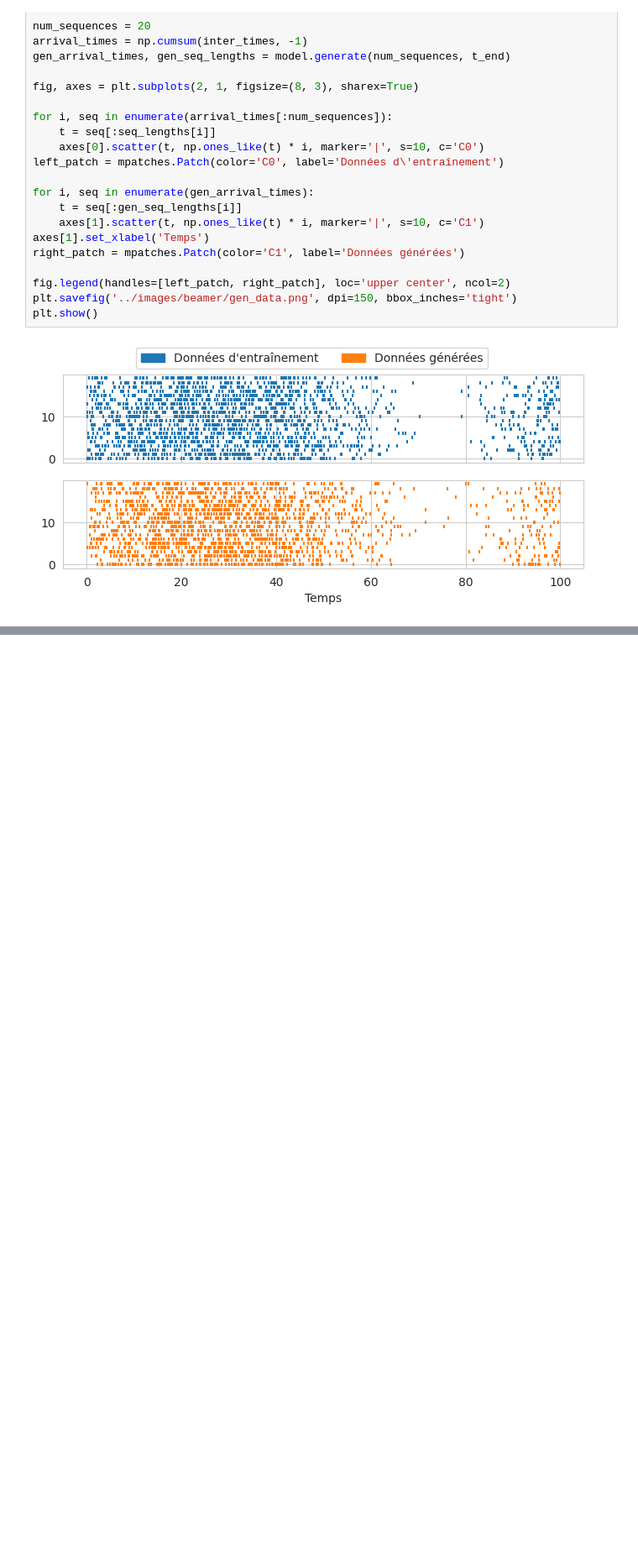
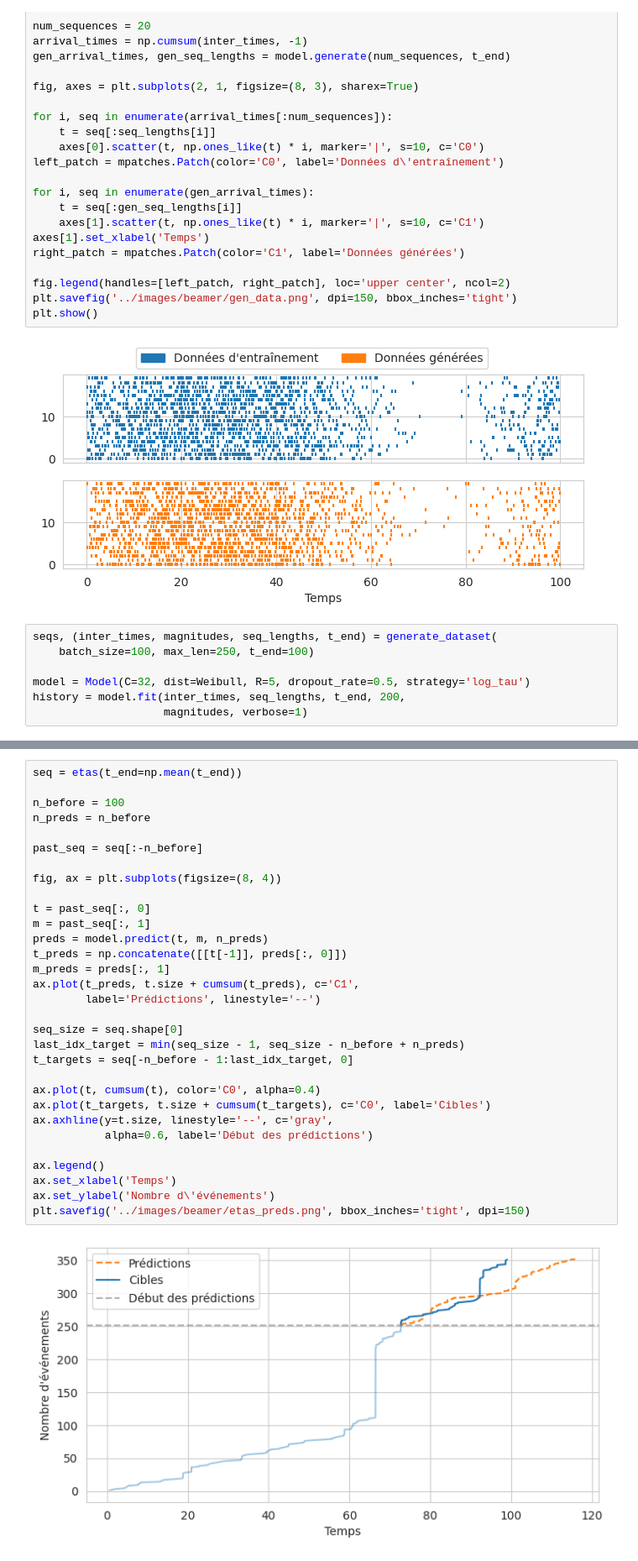
Before and after one commit to alphonsepaix/recast, a Jupyter notebook: notebooks/beamer.ipynb, the cells around one changed output, grey strips where cells are left out. Shown: that part at 84% size. Cells and saved outputs as stored; diff of their text form; blank space fills up the shorter version.

Commit message:
Prédictions Beamer

```diff
--- a/notebooks/beamer.ipynb
+++ b/notebooks/beamer.ipynb
@@ -118,3 +118,10 @@ plt.savefig('../images/beamer/gen_data.png', dpi=150, bbox_inches='tight')
 plt.show()
 # %% [output]
 [figure]
+# %%
+seqs, (inter_times, magnitudes, seq_lengths, t_end) = generate_dataset(
+    batch_size=100, max_len=250, t_end=100)
+
+model = Model(C=32, dist=Weibull, R=5, dropout_rate=0.5, strategy='log_tau')
+history = model.fit(inter_times, seq_lengths, t_end, 200,
+                    magnitudes, verbose=1)
@@ -120,0 +146,33 @@ plt.show()
+# %%
+seq = etas(t_end=np.mean(t_end))
+
+n_before = 100
+n_preds = n_before
+
+past_seq = seq[:-n_before]
+
+fig, ax = plt.subplots(figsize=(8, 4))
+
+t = past_seq[:, 0]
+m = past_seq[:, 1]
+preds = model.predict(t, m, n_preds)
+t_preds = np.concatenate([[t[-1]], preds[:, 0]])
+m_preds = preds[:, 1]
+ax.plot(t_preds, t.size + cumsum(t_preds), c='C1',
+        label='Prédictions', linestyle='--')
+
+seq_size = seq.shape[0]
+last_idx_target = min(seq_size - 1, seq_size - n_before + n_preds)
+t_targets = seq[-n_before - 1:last_idx_target, 0]
+
+ax.plot(t, cumsum(t), color='C0', alpha=0.4)
+ax.plot(t_targets, t.size + cumsum(t_targets), c='C0', label='Cibles')
+ax.axhline(y=t.size, linestyle='--', c='gray',
+           alpha=0.6, label='Début des prédictions')
+
+ax.legend()
+ax.set_xlabel('Temps')
+ax.set_ylabel('Nombre d\'événements')
+plt.savefig('../images/beamer/etas_preds.png', bbox_inches='tight', dpi=150)
+# %% [output]
+[figure, added]
```
Also changed, not shown: parts of 2 cells of this notebook, 3 other files.
